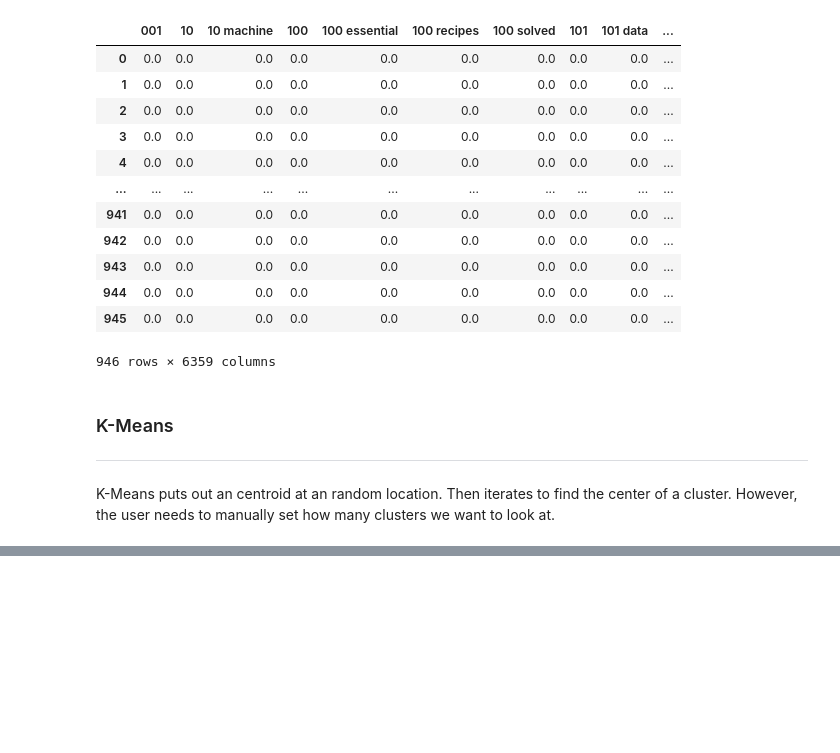
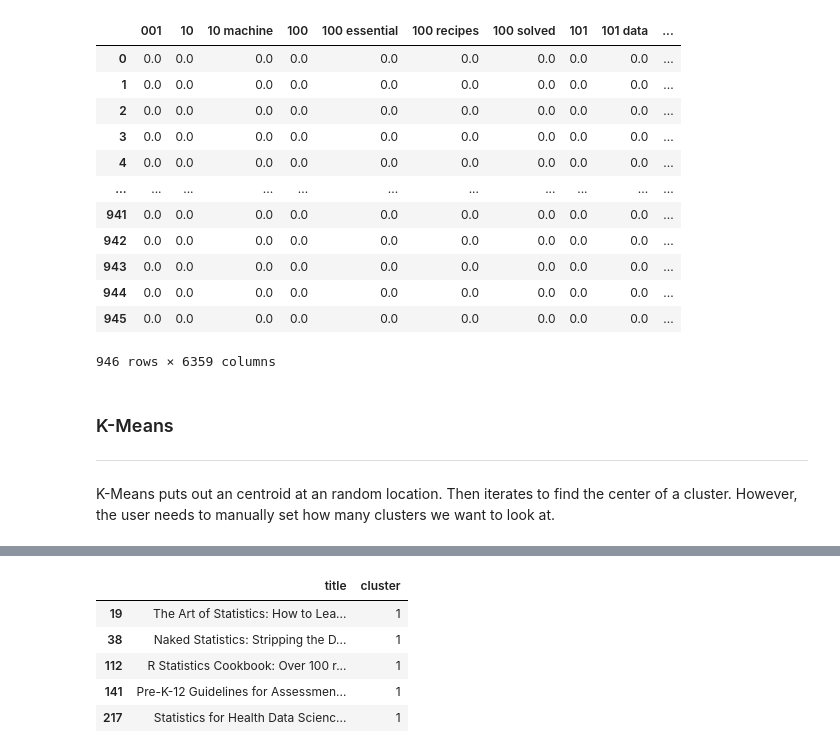
Before and after one commit to ezztherose/notebooks, a Jupyter notebook: ds-books/ds-books.ipynb, the cells around one changed output, grey strips where cells are left out. Saved outputs shown, nothing was run; the diff lists cells and outputs as text; code cells hidden in the pictures; blank space fills up the shorter version.

```diff
--- a/ds-books/ds-books.ipynb
+++ b/ds-books/ds-books.ipynb
@@ -119,0 +170,11 @@ plt.show()
+# %%
+# get the number of book in a specific cluster
+sp_book_cluster = cluster_book[cluster_book.cluster == int(cl_num)]
+sp_book_cluster.head()
+# %% [output]
+|  | title | cluster |
+| 19 | The Art of Statistics: How to Lea... | 1 |
+| 38 | Naked Statistics: Stripping the D... | 1 |
+| 112 | R Statistics Cookbook: Over 100 r... | 1 |
+| 141 | Pre-K-12 Guidelines for Assessmen... | 1 |
+| 217 | Statistics for Health Data Scienc... | 1 |
```
Also changed, not shown: parts of 16 cells of this notebook, 4 other files.
